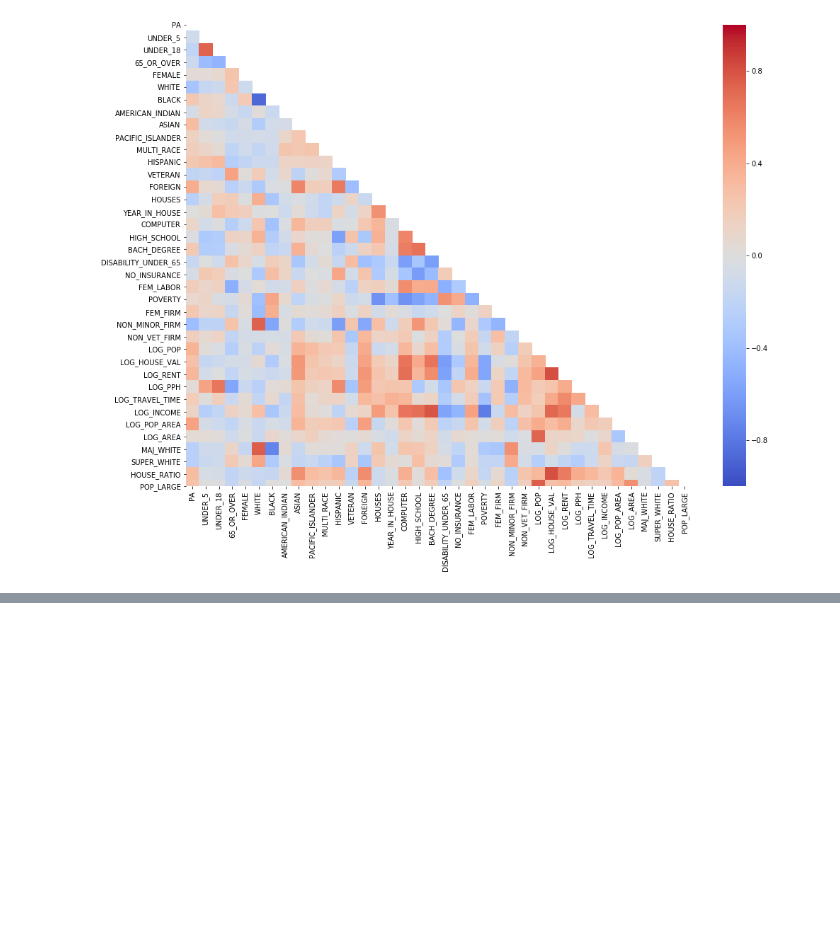
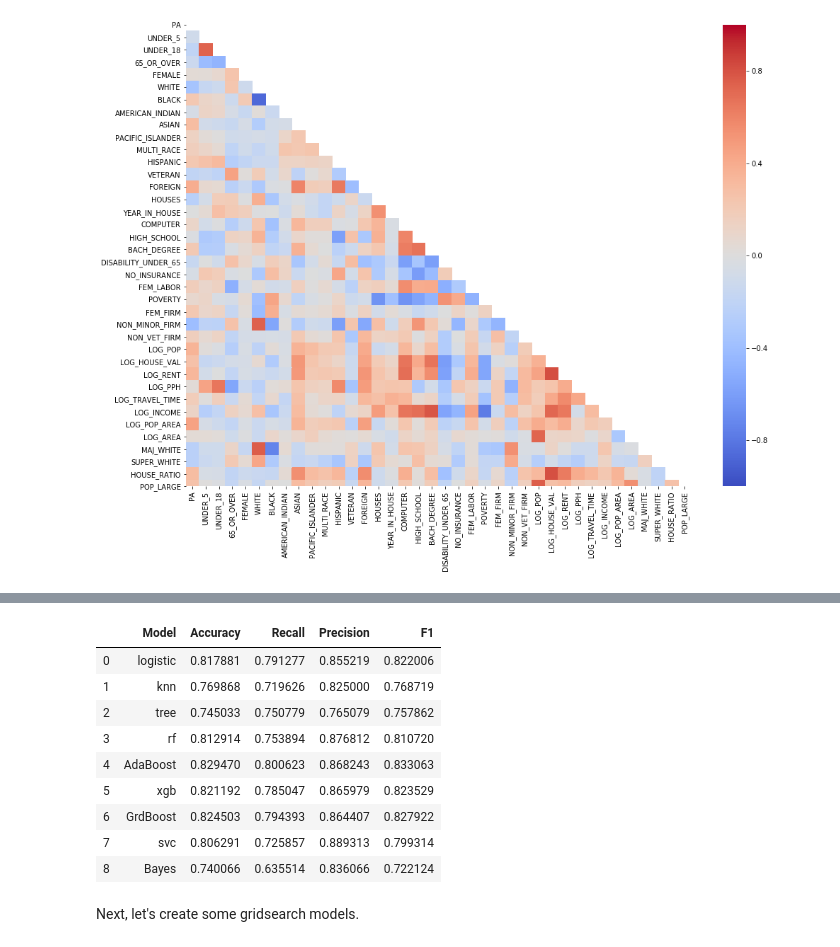
Before and after one commit to CaryMosley/PoliticalAffiliation, a Jupyter notebook: Modeling.ipynb, the cells around one changed output, grey strips where cells are left out. Drawn from its saved outputs; the diff is of its cells as text; code cells hidden in the pictures; blank space fills up the shorter version.

```diff
--- a/Modeling.ipynb
+++ b/Modeling.ipynb
@@ -11,8 +11,25 @@ from scipy import stats
 import matplotlib.pyplot as plt
 %matplotlib inline
 import seaborn as sns
+from sklearn.preprocessing import MinMaxScaler
+from sklearn.linear_model import LogisticRegression
+from sklearn.tree import DecisionTreeClassifier
+from sklearn.neighbors import KNeighborsClassifier
+from sklearn.ensemble import RandomForestClassifier
+from sklearn import metrics
+from sklearn.model_selection import train_test_split, GridSearchCV
+import xgboost as xgb
+from sklearn.ensemble import AdaBoostClassifier, GradientBoostingClassifier
+from sklearn.svm import SVC
+from sklearn.naive_bayes import GaussianNB
+from sklearn.preprocessing import PolynomialFeatures
+from sklearn.metrics import confusion_matrix
+import itertools
 
-pd.set_option("display.max_rows", None, "display.max_columns", None)
+# pd.set_option("display.max_rows", None, "display.max_columns", None)
+
+import warnings
+warnings.filterwarnings("ignore")
 # %%
 df = pd.read_csv('new_feat_data.csv')
 df.drop(columns = ['Unnamed: 0'],inplace=True)
@@ -269,0 +364,16 @@ z test for all engineered features
+# %%
+models = ['logistic','knn','tree','rf','AdaBoost','xgb','GrdBoost','svc','Bayes']
+classification_models(X,y,models)
+# %% [output]
+|  | Model | Accuracy | Recall | Precision | F1 |
+| 0 | logistic | 0.817881 | 0.791277 | 0.855219 | 0.822006 |
+| 1 | knn | 0.769868 | 0.719626 | 0.825000 | 0.768719 |
+| 2 | tree | 0.745033 | 0.750779 | 0.765079 | 0.757862 |
+| 3 | rf | 0.812914 | 0.753894 | 0.876812 | 0.810720 |
+| 4 | AdaBoost | 0.829470 | 0.800623 | 0.868243 | 0.833063 |
+| 5 | xgb | 0.821192 | 0.785047 | 0.865979 | 0.823529 |
+| 6 | GrdBoost | 0.824503 | 0.794393 | 0.864407 | 0.827922 |
+| 7 | svc | 0.806291 | 0.725857 | 0.889313 | 0.799314 |
+| 8 | Bayes | 0.740066 | 0.635514 | 0.836066 | 0.722124 |
+# %% [markdown]
+Next, let's create some gridsearch models.
```
Also changed, not shown: parts of 30 cells of this notebook.
